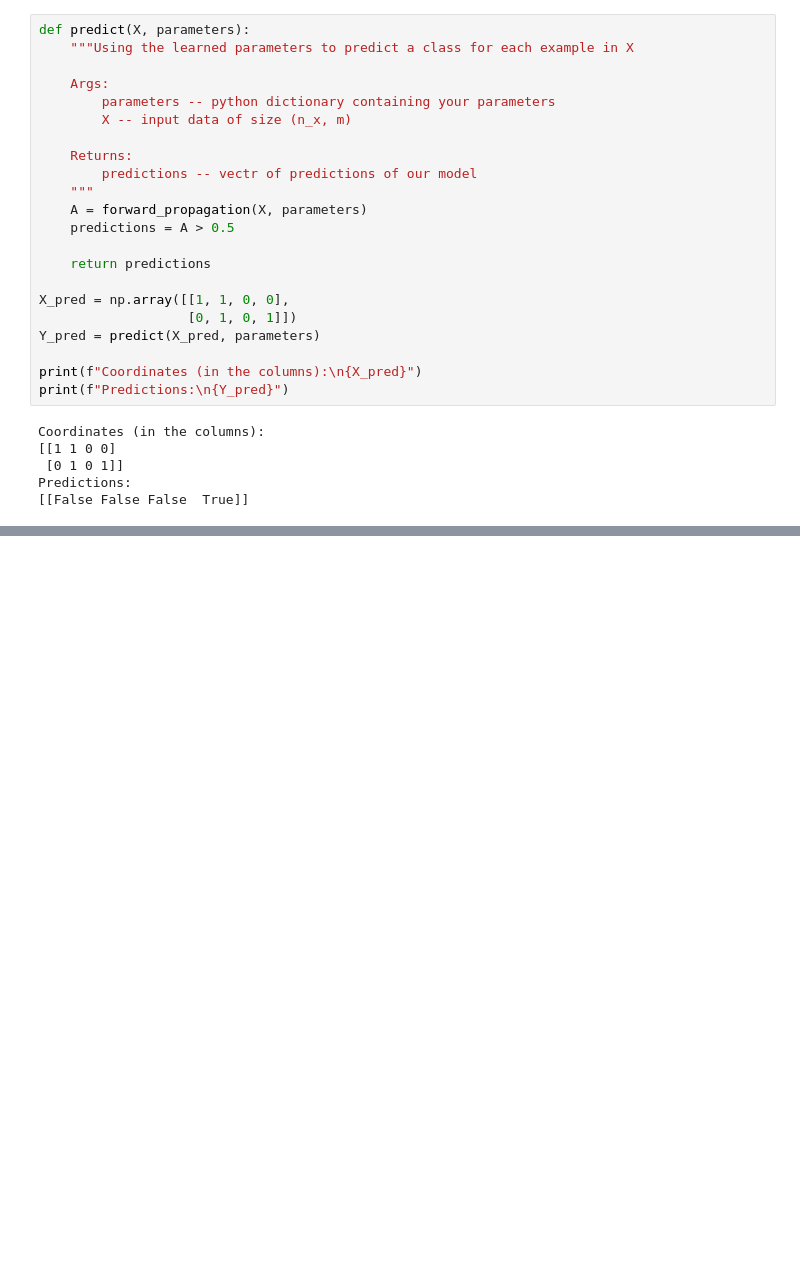
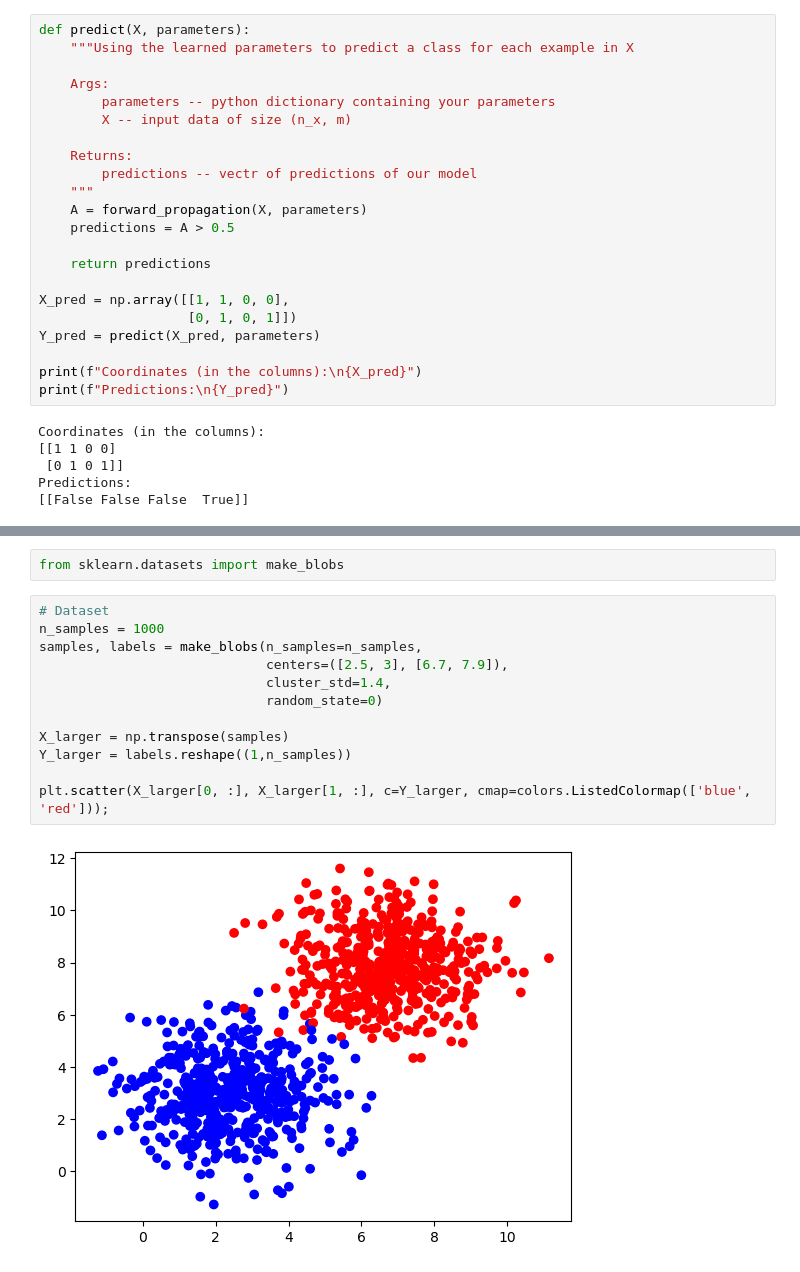
Before and after one commit to rishi0706/Building-Basic-Neural-Networks, a Jupyter notebook: Classfication With Neural Network.ipynb, the cells around one changed output, grey strips where cells are left out. Cells and saved outputs as stored; diff of their text form; blank space fills up the shorter version.

Commit message:
Performance on a Larger Dataset

```diff
--- a/Classfication With Neural Network.ipynb
+++ b/Classfication With Neural Network.ipynb
@@ -329,0 +334,16 @@ Predictions:
+# %%
+from sklearn.datasets import make_blobs
+# %%
+# Dataset
+n_samples = 1000
+samples, labels = make_blobs(n_samples=n_samples,
+                             centers=([2.5, 3], [6.7, 7.9]),
+                             cluster_std=1.4,
+                             random_state=0)
+
+X_larger = np.transpose(samples)
+Y_larger = labels.reshape((1,n_samples))
+
+plt.scatter(X_larger[0, :], X_larger[1, :], c=Y_larger, cmap=colors.ListedColormap(['blue', 'red']));
+# %% [output]
+[figure, added]
```
Also changed, not shown: parts of 3 cells of this notebook.
